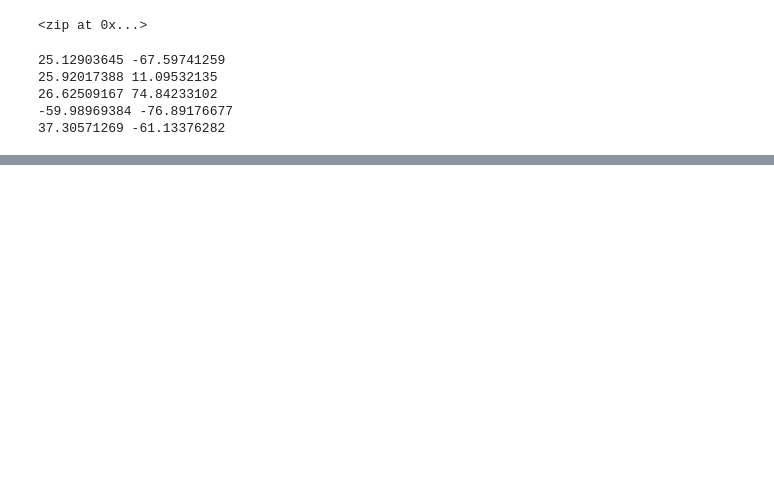
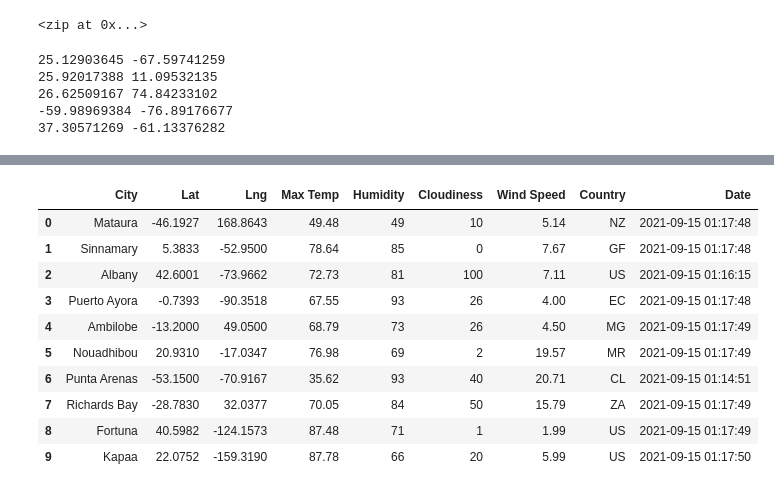
Before and after one commit to JoeAB3/World_Weather_analysis, a Jupyter notebook: API_practice.ipynb, the cells around one changed output, grey strips where cells are left out. Saved outputs shown, nothing was run; the diff lists cells and outputs as text; code cells hidden in the pictures; blank space fills up the shorter version.

```diff
--- a/API_practice.ipynb
+++ b/API_practice.ipynb
@@ -86,0 +97,4 @@ len(cities)
+# %%
+# Starting URL for Weather Map API Call.
+url = "http://api.openweathermap.org/data/2.5/weather?units=Imperial&APPID=" + weather_api_key
+print(url)
@@ -86,0 +177,5 @@ len(cities)
+# %%
+# Create an endpoint URL for a city.
+city_url = url + "&q=" + "Boston"
+city_weather = requests.get(city_url)
+city_weather.json()
@@ -86,0 +228,10 @@ len(cities)
+# %%
+# Create an empty list to hold the weather data.
+city_data = []
+# Print the beginning of the logging.
+print("Beginning Data Retrieval     ")
+print("-----------------------------")
+
+# Create counters.
+record_count = 1
+set_count = 1
@@ -86,0 +241,15 @@ len(cities)
+# %%
+# Loop through all the cities in the list.
+for i, city in enumerate(cities):
+
+    # Group cities in sets of 50 for logging purposes.
+    if (i % 50 == 0 and i >= 50):
+        set_count += 1
+        record_count = 1
+    # Create endpoint URL with each city.
+    city_url = url + "&q=" + city.replace(" ","+")
+
+    # Log the URL, record, and set numbers and the city.
+    print(f"Processing Record {record_count} of Set {set_count} | {city}")
+    # Add 1 to the record count.
+    record_count += 1
@@ -86,0 +341,16 @@ len(cities)
+# %%
+# Convert the array of dictionaries to a Pandas DataFrame.
+city_data_df = pd.DataFrame(city_data)
+city_data_df.head(10)
+# %% [output]
+|  | City | Lat | Lng | Max Temp | Humidity | Cloudiness | Wind Speed | Country | Date |
+| 0 | Mataura | -46.1927 | 168.8643 | 49.48 | 49 | 10 | 5.14 | NZ | 2021-09-15 01:17:48 |
+| 1 | Sinnamary | 5.3833 | -52.9500 | 78.64 | 85 | 0 | 7.67 | GF | 2021-09-15 01:17:48 |
+| 2 | Albany | 42.6001 | -73.9662 | 72.73 | 81 | 100 | 7.11 | US | 2021-09-15 01:16:15 |
+| 3 | Puerto Ayora | -0.7393 | -90.3518 | 67.55 | 93 | 26 | 4.00 | EC | 2021-09-15 01:17:48 |
+| 4 | Ambilobe | -13.2000 | 49.0500 | 68.79 | 73 | 26 | 4.50 | MG | 2021-09-15 01:17:49 |
+| 5 | Nouadhibou | 20.9310 | -17.0347 | 76.98 | 69 | 2 | 19.57 | MR | 2021-09-15 01:17:49 |
+| 6 | Punta Arenas | -53.1500 | -70.9167 | 35.62 | 93 | 40 | 20.71 | CL | 2021-09-15 01:14:51 |
+| 7 | Richards Bay | -28.7830 | 32.0377 | 70.05 | 84 | 50 | 15.79 | ZA | 2021-09-15 01:17:49 |
+| 8 | Fortuna | 40.5982 | -124.1573 | 87.48 | 71 | 1 | 1.99 | US | 2021-09-15 01:17:49 |
+| 9 | Kapaa | 22.0752 | -159.3190 | 87.78 | 66 | 20 | 5.99 | US | 2021-09-15 01:17:50 |
```
Also changed, not shown: parts of 24 cells of this notebook, 3 other files.
